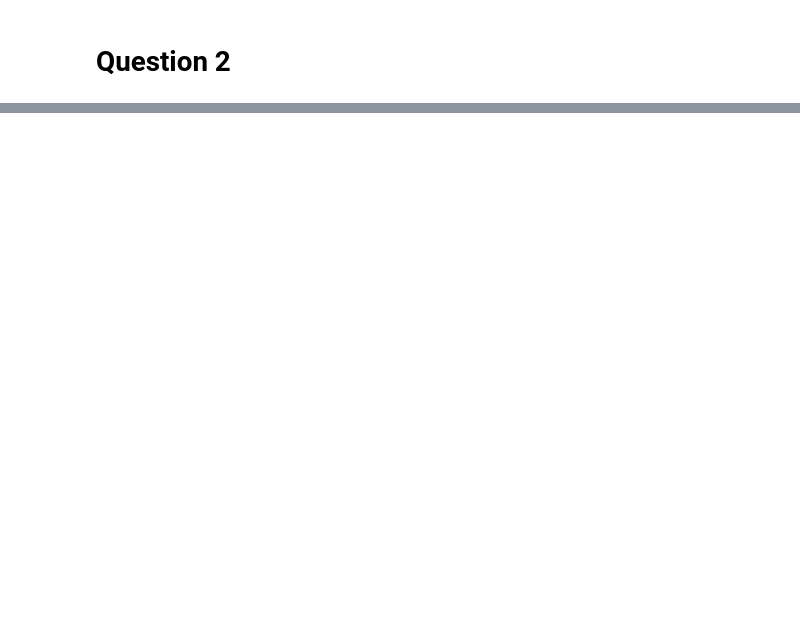
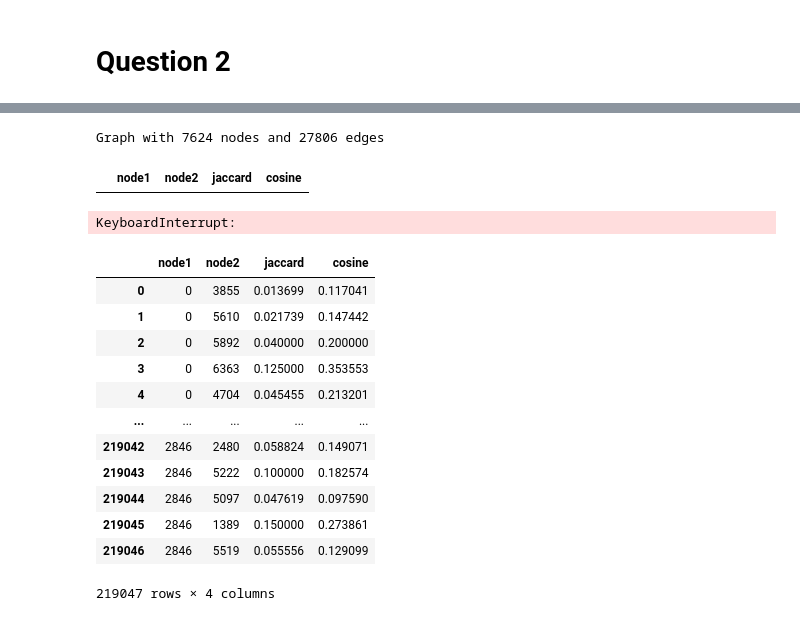
Before and after one commit to Isaacwilliam4/graphmining, a Jupyter notebook: assignments/assignment4.ipynb, the cells around one changed output, grey strips where cells are left out. Cells and saved outputs as stored; diff of their text form; code cells hidden in the pictures; blank space fills up the shorter version.

```diff
--- a/assignments/assignment4.ipynb
+++ b/assignments/assignment4.ipynb
@@ -145,0 +149,39 @@ $C = \frac{15}{17} \approx .882$
+# %%
+asia_graph = Graph()
+asia_graph.add_edges_from(asia_df.values)
+print(asia_graph)
+# %% [output]
+Graph with 7624 nodes and 27806 edges
+# %%
+stats_df = pd.DataFrame({}, columns=['node1', 'node2', 'jaccard', 'cosine'])
+stats_df.head()
+# %% [output]
+|  | node1 | node2 | jaccard | cosine |
+# %%
+nodes = asia_graph.nodes
+for node1 in tqdm(nodes):
+    for node2 in nodes:
+        if node1 != node2:
+            cosine = get_cosine_similarity(asia_graph, (node1, node2))
+            jaccard = get_jaccard_similarity(asia_graph, (node1, node2))
+            if (cosine + jaccard) > 0:
+                row = pd.DataFrame({"node1":[node1], "node2":[node2], "jaccard":[jaccard], "cosine":[cosine]})
+                stats_df = pd.concat([stats_df, row], ignore_index=True)
+# %% [output]
+KeyboardInterrupt:
+# %%
+stats_df
+# %% [output]
+|  | node1 | node2 | jaccard | cosine |
+| 0 | 0 | 3855 | 0.013699 | 0.117041 |
+| 1 | 0 | 5610 | 0.021739 | 0.147442 |
+| 2 | 0 | 5892 | 0.040000 | 0.200000 |
+| 3 | 0 | 6363 | 0.125000 | 0.353553 |
+| 4 | 0 | 4704 | 0.045455 | 0.213201 |
+| ... | ... | ... | ... | ... |
+| 219042 | 2846 | 2480 | 0.058824 | 0.149071 |
+| 219043 | 2846 | 5222 | 0.100000 | 0.182574 |
+| 219044 | 2846 | 5097 | 0.047619 | 0.097590 |
+| 219045 | 2846 | 1389 | 0.150000 | 0.273861 |
+| 219046 | 2846 | 5519 | 0.055556 | 0.129099 |
+219047 rows × 4 columns
```
Also changed, not shown: parts of 14 cells of this notebook.
